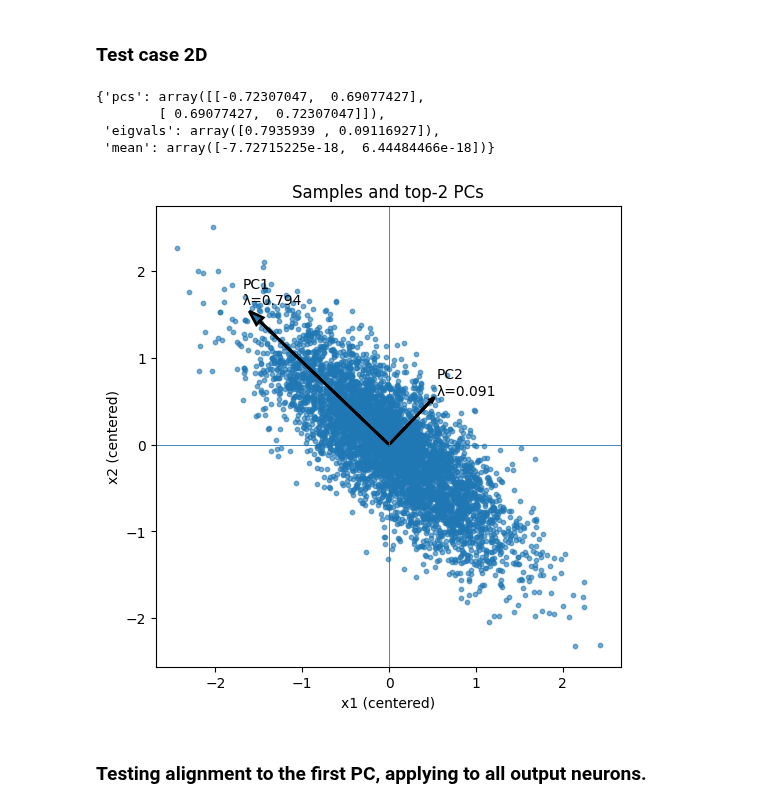
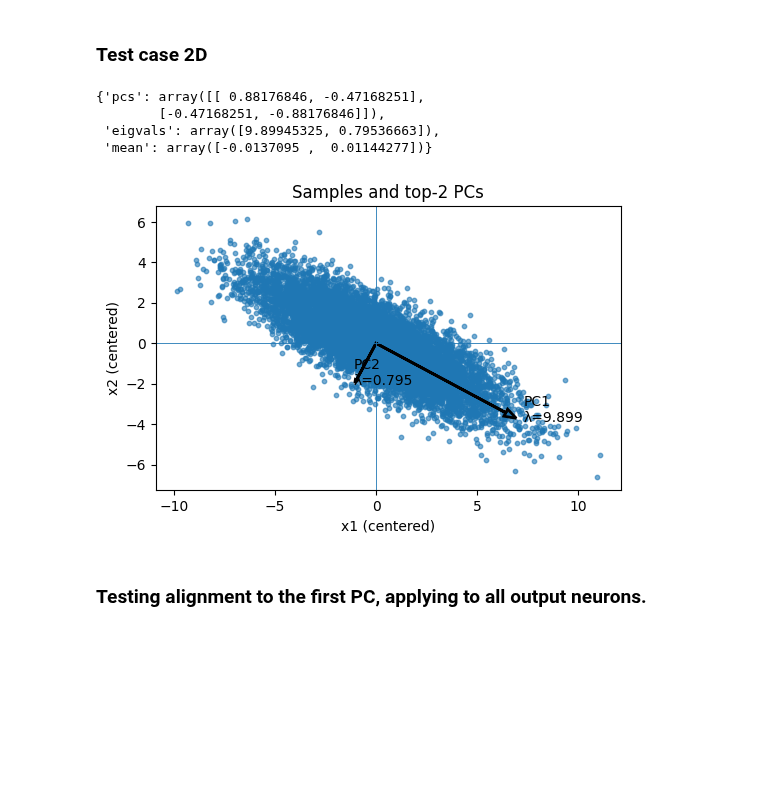
Before and after one commit to neuralalgorithms/representational-drift, a Jupyter notebook: hebbian_lateral.ipynb, the cells around one changed output. Drawn from its saved outputs; the diff is of its cells as text; code cells hidden in the pictures; blank space fills up the shorter version.

```diff
--- a/hebbian_lateral.ipynb
+++ b/hebbian_lateral.ipynb
@@ -291,13 +49,18 @@ class antiHebbianModel(HebbianModel):
 # %% [markdown]
 ### Test case 2D
 # %%
-mu1 = 0.0
-std1 = 0.3
-mu2 = 0.0
-std2 = 0.9
-orientation = np.random.random() * np.pi
-number_of_neurons = 2
-number_of_samples = 5000
+from hebbian.utils import generate_covariance_matrix, instantiate_samples_by_cov, plot_samples_and_top2_pcs
+N = 2
+m = 2
+n_samples = 10001
+X_seed = 0
+# get /sigma
+eigenvalues = np.array([10.0, 0.8])  # Your desired eigenvalues
+
+# eigenvalues = np.array([12.0, 5.0, 3.0, 1.8, 1.0, 0.3, 0.1, 0.05])  # Your desired eigenvalues
+Sigma = generate_covariance_matrix(dim=m, eigenvalues=eigenvalues, method="eigenvalues")
+
+samples_2d = instantiate_samples_by_cov(Sigma, N, m, seed=X_seed, n_samples=n_samples)
 
 # hebbian strength
 learning_rate = 0.02
@@ -307,11 +70,11 @@ eps_w = 0.01
 eps_v = 0.1
 # %%
 # generate 2D input data
-samples_2d = utils.gauss_distrib(orientation, mu1, std1, mu2, std2, number_of_samples, number_of_neurons=2)
-utils.plot_samples_and_top2_pcs(samples_2d)
+
+plot_samples_and_top2_pcs(samples_2d)
 # %% [output]
-{'pcs': array([[-0.72307047,  0.69077427],
-        [ 0.69077427,  0.72307047]]),
- 'eigvals': array([0.7935939 , 0.09116927]),
- 'mean': array([-7.72715225e-18,  6.44484466e-18])}
+{'pcs': array([[ 0.88176846, -0.47168251],
+        [-0.47168251, -0.88176846]]),
+ 'eigvals': array([9.89945325, 0.79536663]),
+ 'mean': array([-0.0137095 ,  0.01144277])}
-[figure, old version]
+[figure, new version]
```
Also changed, not shown: parts of 10 cells of this notebook, 7 other files.
